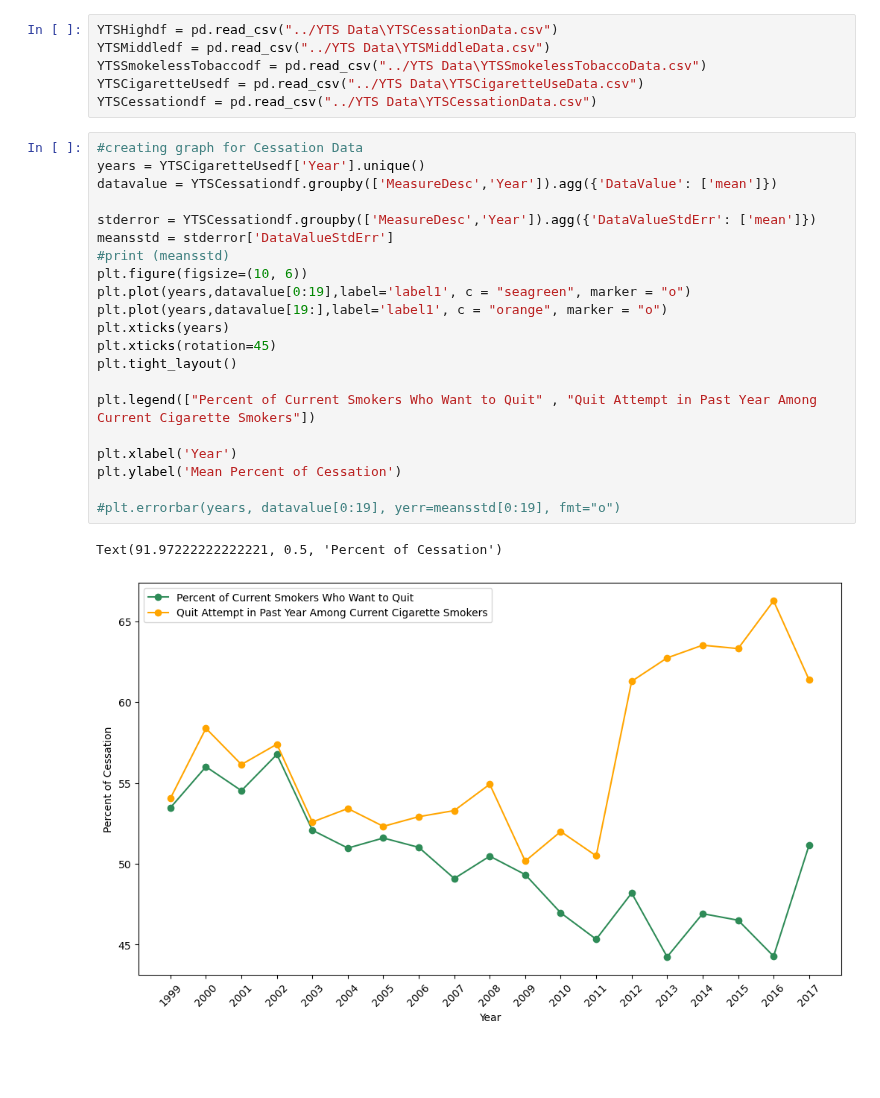
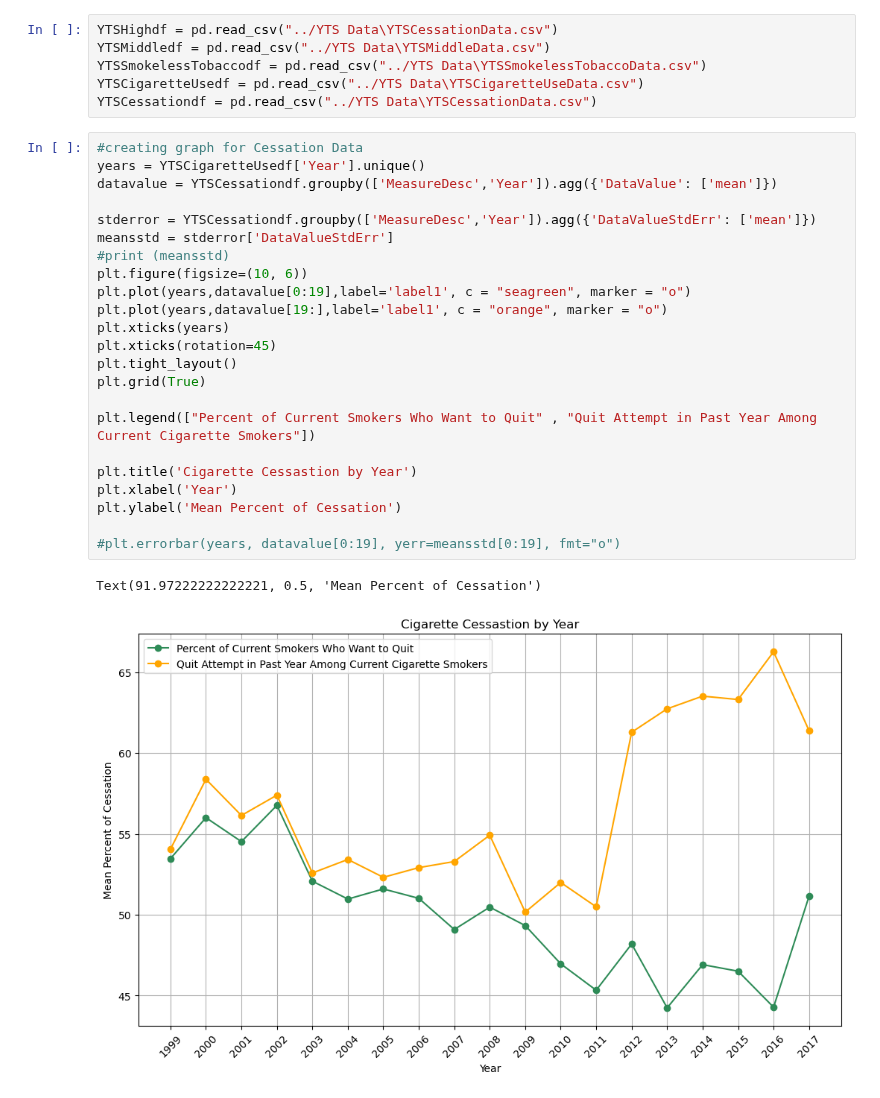
Before and after one commit to kh-bh/IntroToDSFinalProject, a Jupyter notebook: YTS Scripts/CSDS133 - Cessation Plots.ipynb, the cells around one changed output. Cells and saved outputs as stored; diff of their text form; blank space fills up the shorter version.

Commit message:
title

```diff
--- a/YTS Scripts/CSDS133 - Cessation Plots.ipynb
+++ b/YTS Scripts/CSDS133 - Cessation Plots.ipynb
@@ -11,27 +11,29 @@ YTSCessationdf = pd.read_csv("../YTS Data\YTSCessationData.csv")
 # %%
 #creating graph for Cessation Data
 years = YTSCigaretteUsedf['Year'].unique()
 datavalue = YTSCessationdf.groupby(['MeasureDesc','Year']).agg({'DataValue': ['mean']})
 
 stderror = YTSCessationdf.groupby(['MeasureDesc','Year']).agg({'DataValueStdErr': ['mean']})
 meansstd = stderror['DataValueStdErr']
 #print (meansstd)
 plt.figure(figsize=(10, 6))
 plt.plot(years,datavalue[0:19],label='label1', c = "seagreen", marker = "o")
 plt.plot(years,datavalue[19:],label='label1', c = "orange", marker = "o")
 plt.xticks(years)
 plt.xticks(rotation=45)
 plt.tight_layout()
+plt.grid(True)
 
 plt.legend(["Percent of Current Smokers Who Want to Quit" , "Quit Attempt in Past Year Among Current Cigarette Smokers"])
 
+plt.title('Cigarette Cessastion by Year')
 plt.xlabel('Year')
 plt.ylabel('Mean Percent of Cessation')
 
 #plt.errorbar(years, datavalue[0:19], yerr=meansstd[0:19], fmt="o")
 # %% [output]
-Text(91.97222222222221, 0.5, 'Percent of Cessation')
+Text(91.97222222222221, 0.5, 'Mean Percent of Cessation')
-[figure, old version]
+[figure, new version]
 # %%
 years = YTSCigaretteUsedf['Year'].unique()
 datavalue = YTSCessationdf.groupby(['MeasureDesc','Education','Year']).agg({'DataValue': ['mean']})
```
Also changed, not shown: parts of 1 cell of this notebook, 1 other file.
